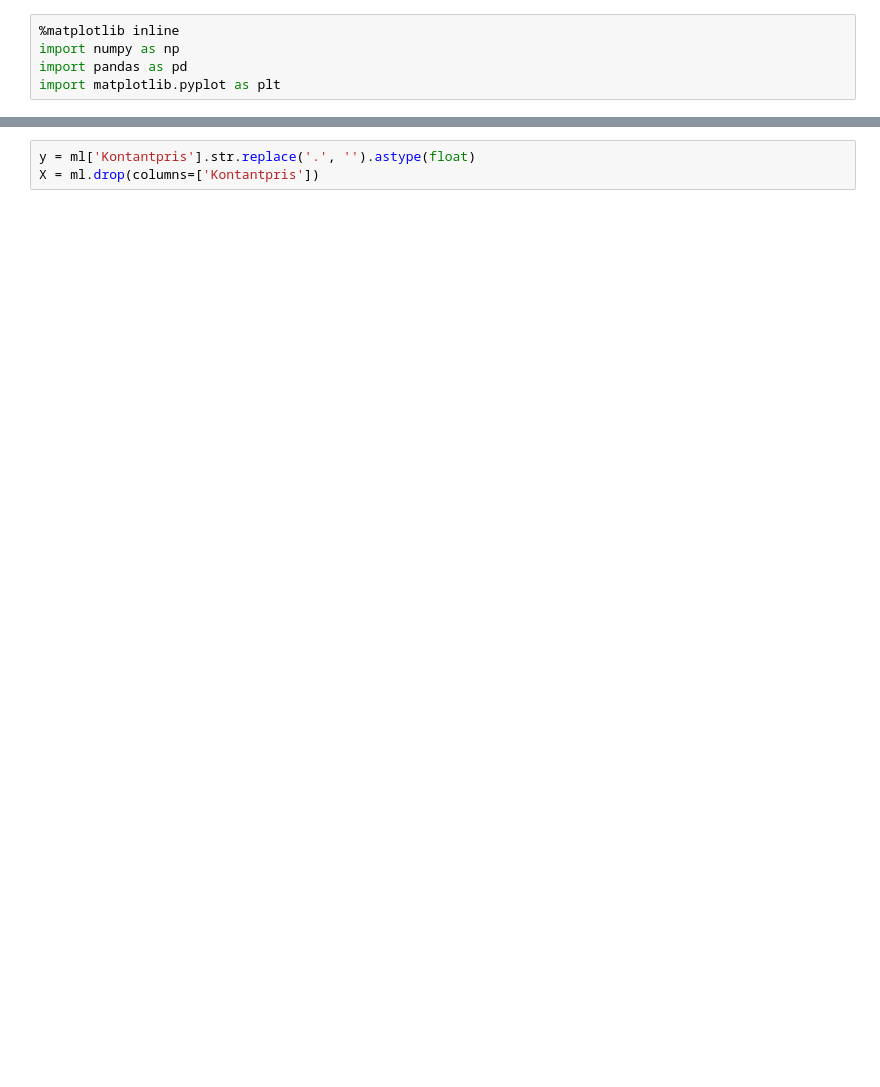
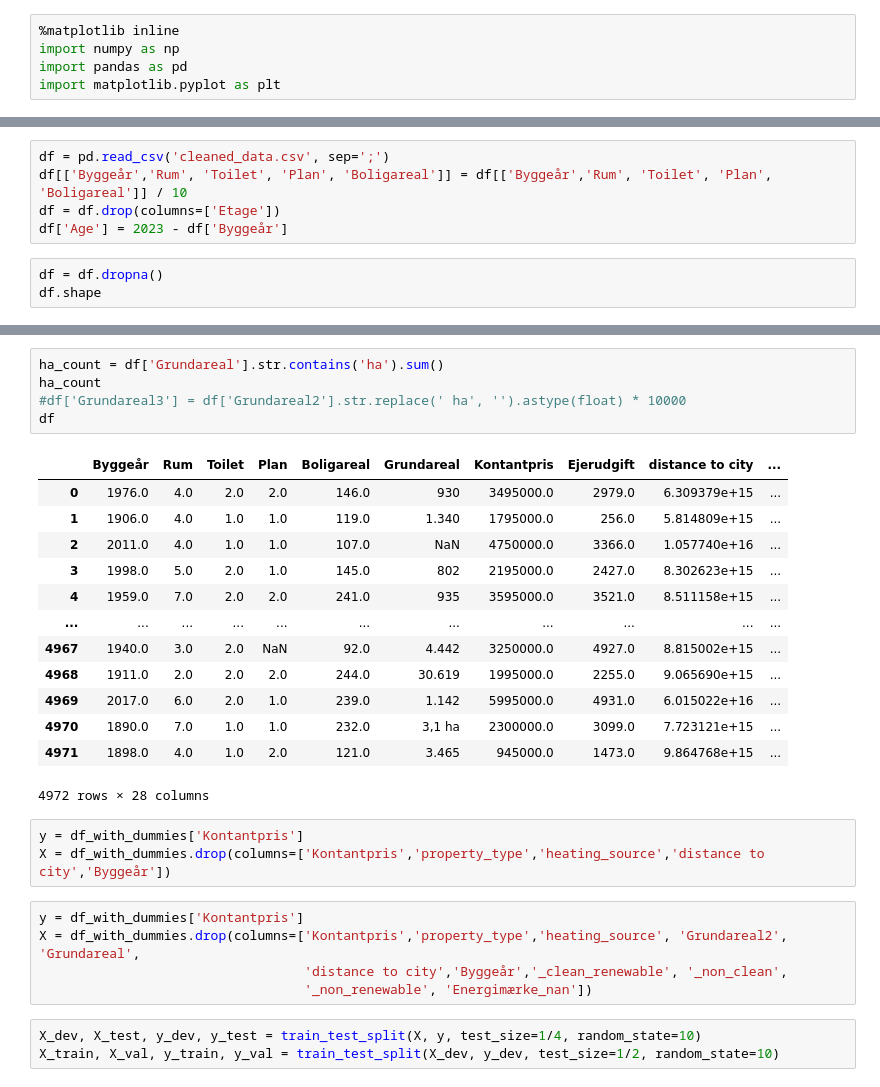
Before and after one commit to martinskafte321/Introduction-Social-Data-Science, a Jupyter notebook: Exam_project/Machine_Learning.ipynb, the cells around one changed output, grey strips where cells are left out. Drawn from its saved outputs; the diff is of its cells as text; blank space fills up the shorter version.

```diff
--- a/Exam_project/Machine_Learning.ipynb
+++ b/Exam_project/Machine_Learning.ipynb
@@ -36,0 +6,8 @@ memory usage: 272.0+ KB
+# %%
+df = pd.read_csv('cleaned_data.csv', sep=';')
+df[['Byggeår','Rum', 'Toilet', 'Plan', 'Boligareal']] = df[['Byggeår','Rum', 'Toilet', 'Plan', 'Boligareal']] / 10
+df = df.drop(columns=['Etage'])
+df['Age'] = 2023 - df['Byggeår']
+# %%
+df = df.dropna()
+df.shape
@@ -37,6 +100,33 @@ memory usage: 272.0+ KB
+# %%
+ha_count = df['Grundareal'].str.contains('ha').sum()
+ha_count
+#df['Grundareal3'] = df['Grundareal2'].str.replace(' ha', '').astype(float) * 10000
+df
+# %% [output]
+|  | Byggeår | Rum | Toilet | Plan | Boligareal | Grundareal | Kontantpris | Ejerudgift | distance to city | ... |
+| 0 | 1976.0 | 4.0 | 2.0 | 2.0 | 146.0 | 930 | 3495000.0 | 2979.0 | 6.309379e+15 | ... |
+| 1 | 1906.0 | 4.0 | 1.0 | 1.0 | 119.0 | 1.340 | 1795000.0 | 256.0 | 5.814809e+15 | ... |
+| 2 | 2011.0 | 4.0 | 1.0 | 1.0 | 107.0 | NaN | 4750000.0 | 3366.0 | 1.057740e+16 | ... |
+| 3 | 1998.0 | 5.0 | 2.0 | 1.0 | 145.0 | 802 | 2195000.0 | 2427.0 | 8.302623e+15 | ... |
+| 4 | 1959.0 | 7.0 | 2.0 | 2.0 | 241.0 | 935 | 3595000.0 | 3521.0 | 8.511158e+15 | ... |
+| ... | ... | ... | ... | ... | ... | ... | ... | ... | ... | ... |
+| 4967 | 1940.0 | 3.0 | 2.0 | NaN | 92.0 | 4.442 | 3250000.0 | 4927.0 | 8.815002e+15 | ... |
+| 4968 | 1911.0 | 2.0 | 2.0 | 2.0 | 244.0 | 30.619 | 1995000.0 | 2255.0 | 9.065690e+15 | ... |
+| 4969 | 2017.0 | 6.0 | 2.0 | 1.0 | 239.0 | 1.142 | 5995000.0 | 4931.0 | 6.015022e+16 | ... |
+| 4970 | 1890.0 | 7.0 | 1.0 | 1.0 | 232.0 | 3,1 ha | 2300000.0 | 3099.0 | 7.723121e+15 | ... |
+| 4971 | 1898.0 | 4.0 | 1.0 | 2.0 | 121.0 | 3.465 | 945000.0 | 1473.0 | 9.864768e+15 | ... |
+4972 rows × 28 columns
 # %%
-y = ml['Kontantpris'].str.replace('.', '').astype(float)
-X = ml.drop(columns=['Kontantpris'])
+y = df_with_dummies['Kontantpris']
+X = df_with_dummies.drop(columns=['Kontantpris','property_type','heating_source','distance to city','Byggeår'])
+# %%
+y = df_with_dummies['Kontantpris']
+X = df_with_dummies.drop(columns=['Kontantpris','property_type','heating_source', 'Grundareal2', 'Grundareal',
+                                  'distance to city','Byggeår','_clean_renewable', '_non_clean',
+                                  '_non_renewable', 'Energimærke_nan'])
+# %%
+X_dev, X_test, y_dev, y_test = train_test_split(X, y, test_size=1/4, random_state=10)
+X_train, X_val, y_train, y_val = train_test_split(X_dev, y_dev, test_size=1/2, random_state=10)
 # %%
 from sklearn.metrics import mean_squared_error as mse
 from sklearn.pipeline import make_pipeline
```
Also changed, not shown: parts of 20 cells of this notebook.
